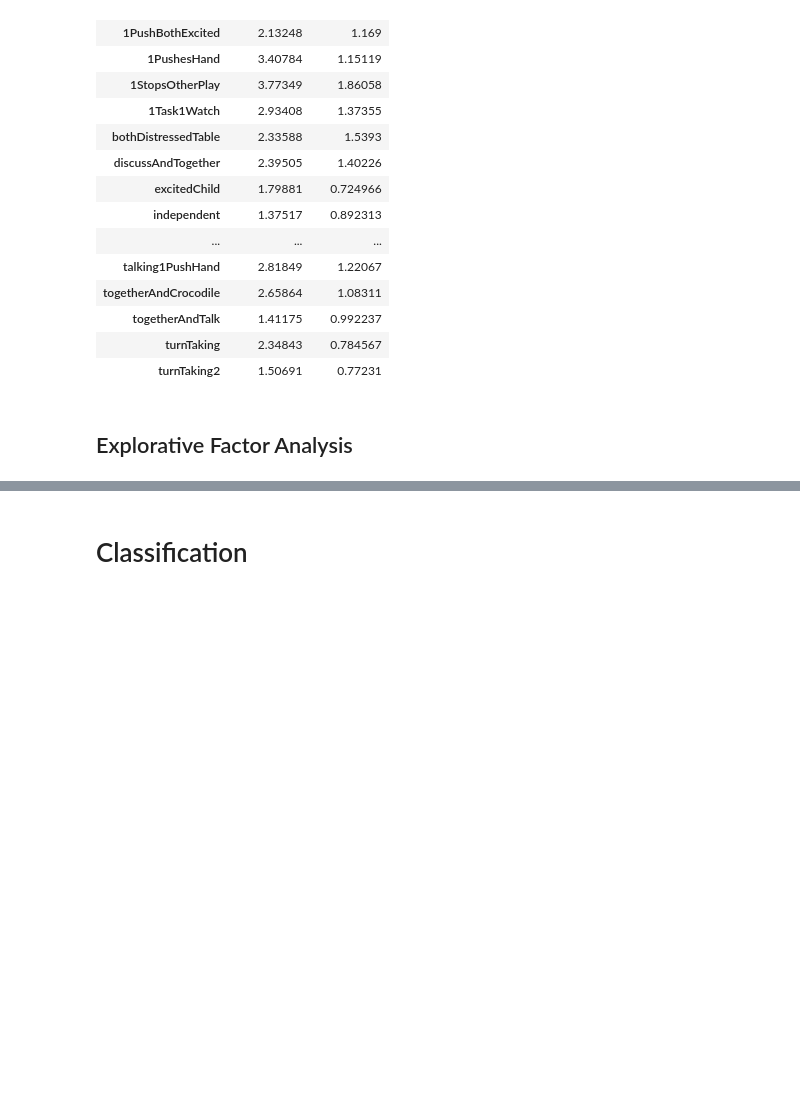
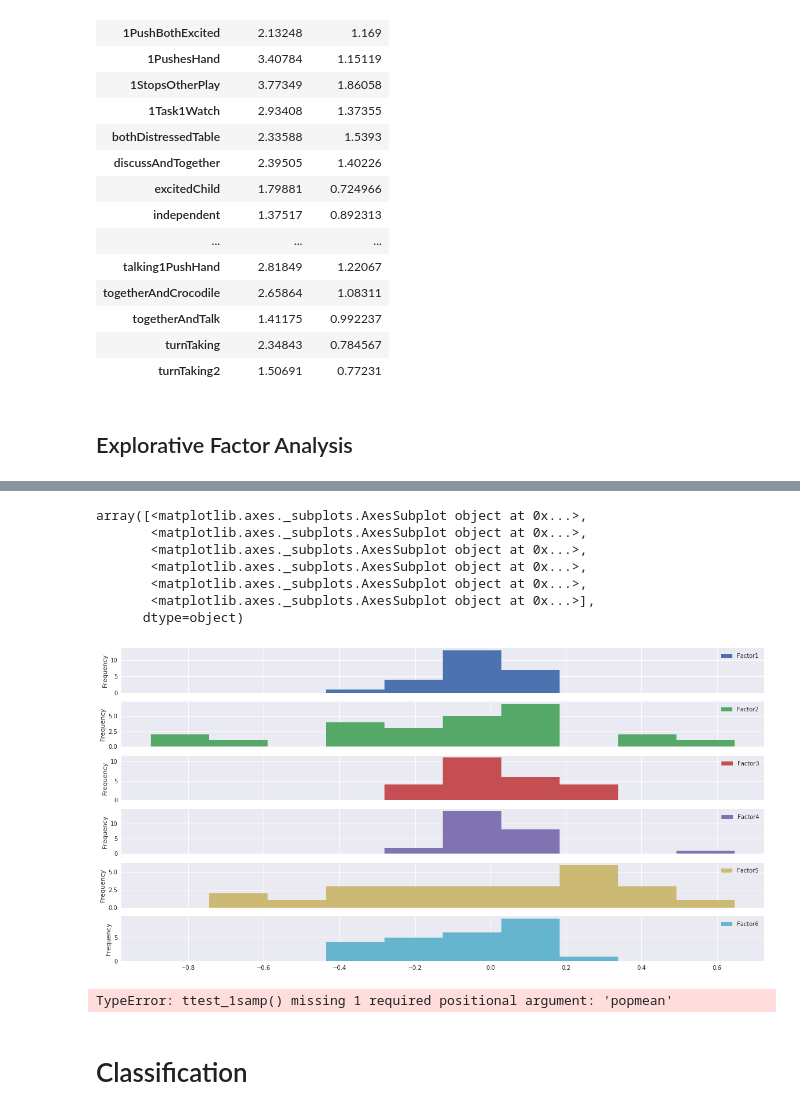
Before and after one commit to severin-lemaignan/pinsoro-kinematics, a Jupyter notebook: classification.ipynb, the cells around one changed output, grey strips where cells are left out. Cells and saved outputs as stored; diff of their text form; code cells hidden in the pictures; blank space fills up the shorter version.

Commit message:
Added t-tests to compare the EFA factors found in skel vs fullscene cdts

```diff
--- a/classification.ipynb
+++ b/classification.ipynb
@@ -325,0 +329,17 @@ fa_fullscene.get_factor_variance()
+# %%
+# check for normality of the difference of loadings -> not normal! paired t-test not valid; using Wilcoxon signed-rank test instead
+diff=skel_loadings - fullscene_loadings
+diff.plot(kind="hist",subplots=True)
+# %% [output]
+array([<matplotlib.axes._subplots.AxesSubplot object at 0x...>,
+       <matplotlib.axes._subplots.AxesSubplot object at 0x...>,
+       <matplotlib.axes._subplots.AxesSubplot object at 0x...>,
+       <matplotlib.axes._subplots.AxesSubplot object at 0x...>,
+       <matplotlib.axes._subplots.AxesSubplot object at 0x...>,
+       <matplotlib.axes._subplots.AxesSubplot object at 0x...>],
+      dtype=object)
+[figure, added]
+# %%
+for k in diff.columns: print("%s: %s" % (k,stats.ttest_1samp(diff[k])))
+# %% [output]
+TypeError: ttest_1samp() missing 1 required positional argument: 'popmean'
```
Also changed, not shown: parts of 13 cells of this notebook.
